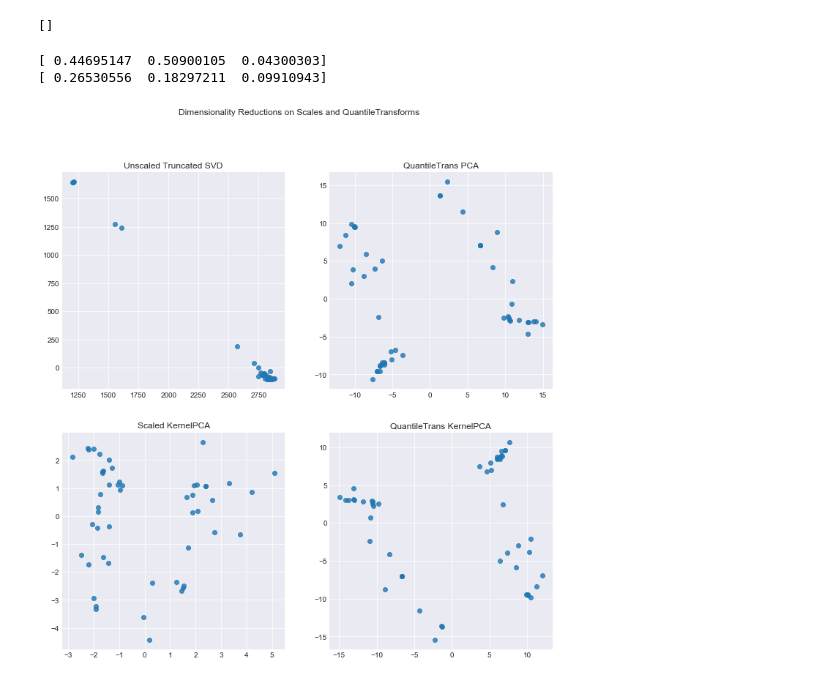
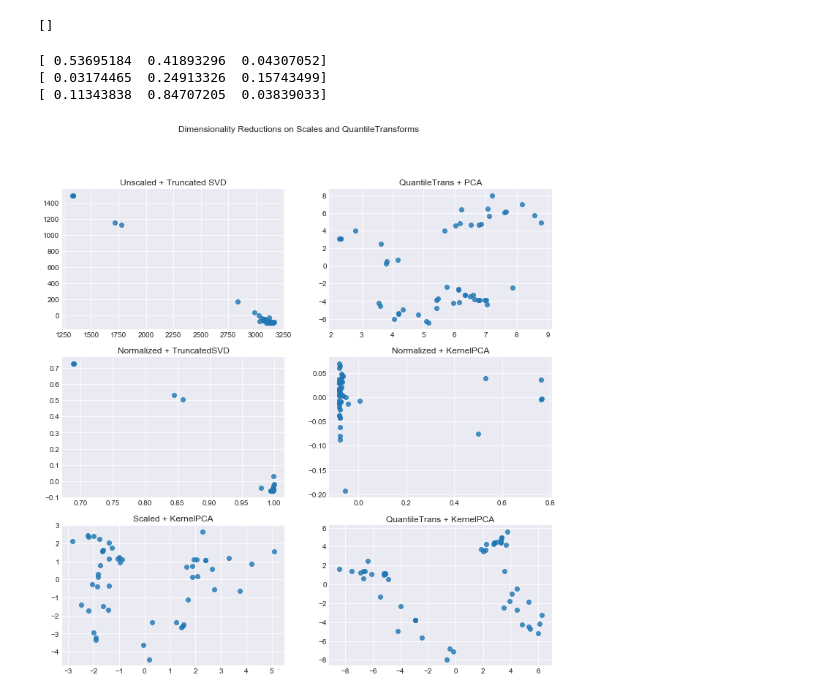
Before and after one commit to liebscher/Reading-Insights, a Jupyter notebook: exploration.ipynb, the cells around one changed output. Drawn from its saved outputs; the diff is of its cells as text; code cells hidden in the pictures.

Commit message:
Increase robustness of GridSearch over classifiers and transformed sets

```diff
--- a/exploration.ipynb
+++ b/exploration.ipynb
@@ -156,6 +165,15 @@ rating
 1.00    5.00    3.55    4.00    181
 # %%
 print(sys.getsizeof(data_numeric))
+print(data_numeric.shape)
+
+data_numeric.fillna(0, inplace=True)
+
+plt.figure(figsize=(6,10))
+plt.spy(data_numeric)
+plt.show()
+
+data_numeric['org_pub_year'] -= min(data_numeric['org_pub_year']) - 1
 
 sparse_data_numeric = sparse.csr_matrix(data_numeric)
 
@@ -168,7 +188,11 @@ float64
 # %%
-scaled_sparse_data_numeric = preprocessing.scale(sparse_data_numeric.toarray(), with_mean=False)
+scaled_sparse_data_numeric = preprocessing.scale(sparse_data_numeric, with_mean=False)
 
-quantile_trans_sparse_data_numeric = preprocessing.quantile_transform(sparse_data_numeric.toarray(), output_distribution='normal')
+quantile_trans_sparse_data_numeric = preprocessing.quantile_transform(
+    sparse_data_numeric,
+    output_distribution='normal')
+
+normal_sparse_data_matrix = preprocessing.normalize(sparse_data_numeric)
 # %%
 def find_correlation(df, thresh=0.9):
     """
@@ -205,51 +229,75 @@ find_correlation(data_numeric, 0.7)
 # %% [output]
 []
 # %%
+# https://dziganto.github.io/Sparse-Matrices-For-Efficient-Machine-Learning/
+
 fig = plt.figure(figsize=(12,12))
 fig.suptitle("Dimensionality Reductions on Scales and QuantileTransforms")
 
-plt.subplot(2, 2, 1)
-plt.title("Unscaled Truncated SVD")
+components = 3
 
-components = 3
+
+plt.subplot(3, 2, 1)
+plt.title("Unscaled + TruncatedSVD")
 
 tsvd_decomp = TruncatedSVD(n_components=components).fit(sparse_data_numeric)
 print(tsvd_decomp.explained_variance_ratio_)
 tsvd_decomp = tsvd_decomp.transform(sparse_data_numeric)
 
 a = tsvd_decomp[:,0]
 b = tsvd_decomp[:,1]
 sns.regplot(a,b, fit_reg=False)
 
-plt.subplot(2, 2, 2)
-plt.title("QuantileTrans PCA")
+plt.subplot(3, 2, 2)
+plt.title("QuantileTrans + PCA")
 
-pca_decomp = PCA(n_components=components).fit(quantile_trans_sparse_data_numeric)
+pca_decomp = TruncatedSVD(n_components=components).fit(quantile_trans_sparse_data_numeric)
 print(pca_decomp.explained_variance_ratio_)
 pca_decomp = pca_decomp.transform(quantile_trans_sparse_data_numeric)
 
 a = pca_decomp[:,0]
 b = pca_decomp[:,1]
 sns.regplot(a,b, fit_reg=False)
 
-plt.subplot(2, 2, 3)
-plt.title("Scaled KernelPCA")
+plt.subplot(3, 2, 3)
+plt.title("Normalized + TruncatedSVD")
+
+norm_tsvd_decomp = TruncatedSVD(n_components=components).fit(normal_sparse_data_matrix)
+print(norm_tsvd_decomp.explained_variance_ratio_)
+norm_tsvd_decomp = norm_tsvd_decomp.transform(normal_sparse_data_matrix)
+
+a = norm_tsvd_decomp[:,0]
+b = norm_tsvd_decomp[:,1]
+sns.regplot(a,b, fit_reg=False)
+
+plt.subplot(3, 2, 4)
+plt.title("Normalized + KernelPCA")
+
+norm_kpca_decomp = KernelPCA(n_components=components).fit_transform(normal_sparse_data_matrix)
+
+a = norm_kpca_decomp[:,0]
+b = norm_kpca_decomp[:,1]
+sns.regplot(a,b, fit_reg=False)
+
+plt.subplot(3, 2, 5)
+plt.title("Scaled + KernelPCA")
 kpca_s_decomp = KernelPCA(n_components=components).fit_transform(scaled_sparse_data_numeric)
 
 a = kpca_s_decomp[:, 0]
 b = kpca_s_decomp[:, 1]
 sns.regplot(a,b,fit_reg=False)
 
-plt.subplot(2, 2, 4)
-plt.title("QuantileTrans KernelPCA")
+plt.subplot(3, 2, 6)
+plt.title("QuantileTrans + KernelPCA")
 kpca_qt_decomp = KernelPCA(n_components=components).fit_transform(quantile_trans_sparse_data_numeric)
 
 a = kpca_qt_decomp[:, 0]
 b = kpca_qt_decomp[:, 1]
 sns.regplot(a,b,fit_reg=False)
 
 plt.show()
 # %% [output]
-[ 0.44695147  0.50900105  0.04300303]
-[ 0.26530556  0.18297211  0.09910943]
+[ 0.53695184  0.41893296  0.04307052]
+[ 0.03174465  0.24913326  0.15743499]
+[ 0.11343838  0.84707205  0.03839033]
-[figure, old version]
+[figure, new version]
```
Also changed, not shown: parts of 14 cells of this notebook.
